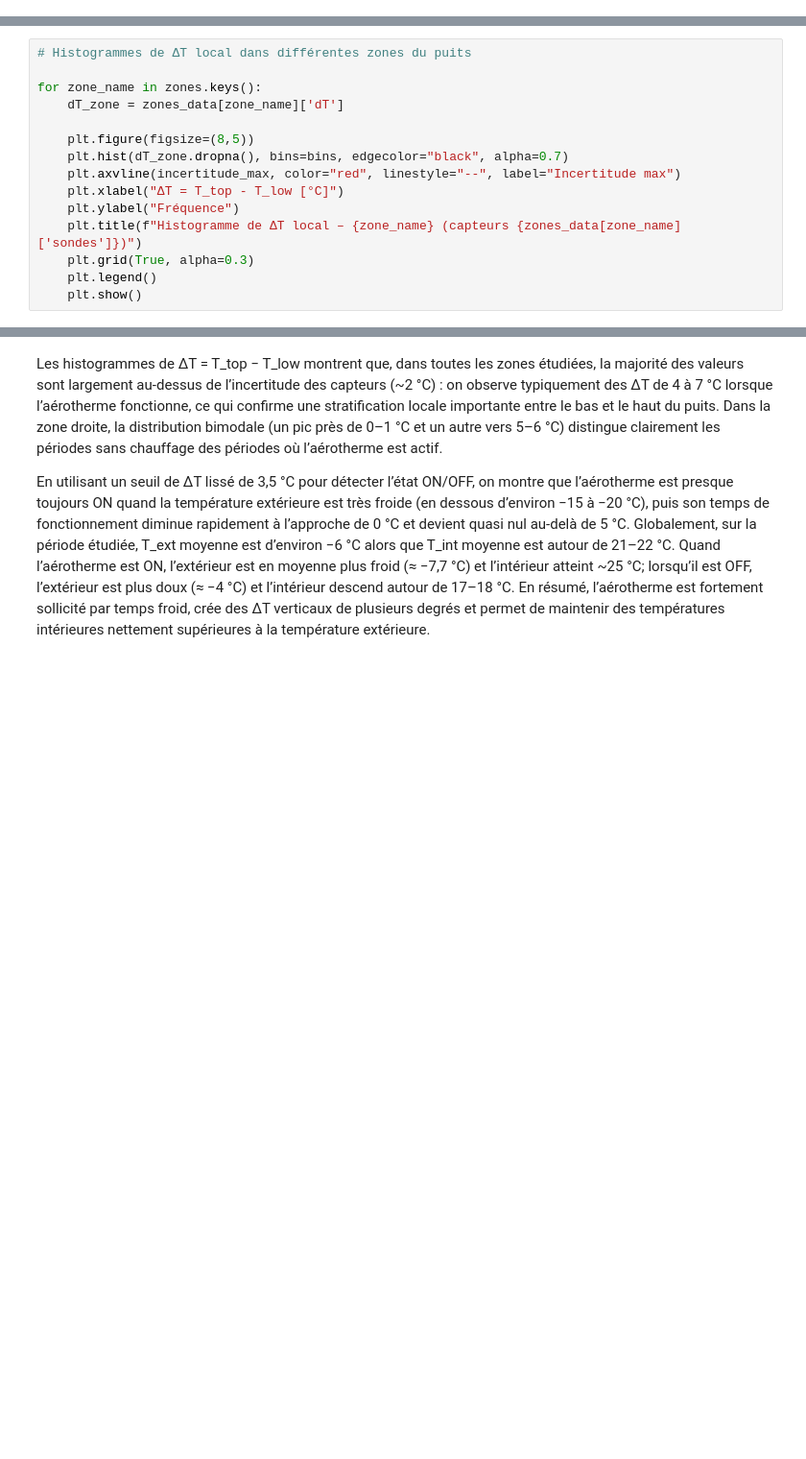
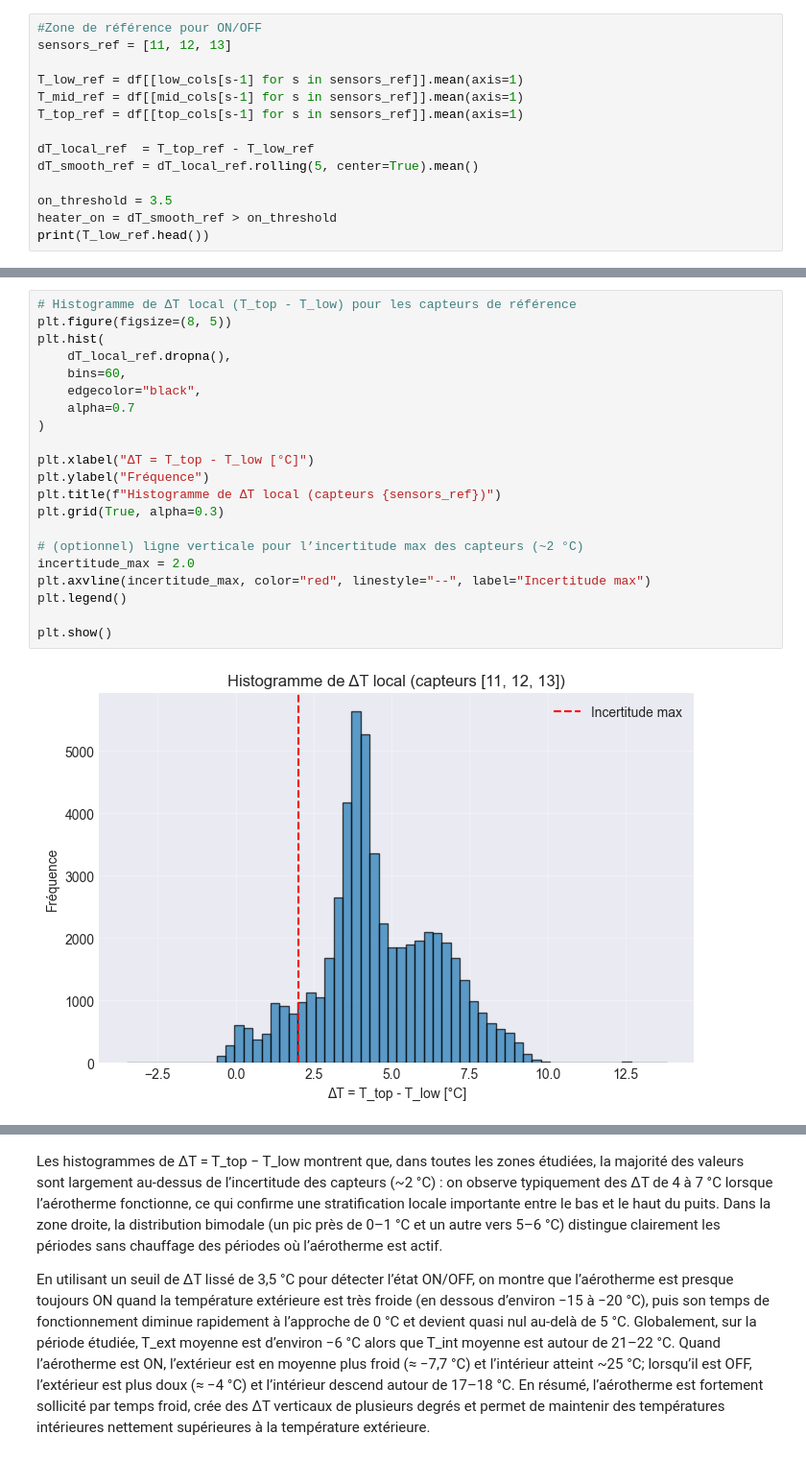
Before and after one commit to simont14/Analyse_donnees_TT, a Jupyter notebook: notebooks/heater_on_off.ipynb, the cells around one changed output, grey strips where cells are left out. Shown at 96% size. Saved outputs shown, nothing was run; the diff lists cells and outputs as text; blank space fills up the shorter version.

```diff
--- a/notebooks/heater_on_off.ipynb
+++ b/notebooks/heater_on_off.ipynb
@@ -103,0 +102,14 @@ for zone_name, sondes in zones.items():
+# %%
+#Zone de référence pour ON/OFF
+sensors_ref = [11, 12, 13]
+
+T_low_ref = df[[low_cols[s-1] for s in sensors_ref]].mean(axis=1)
+T_mid_ref = df[[mid_cols[s-1] for s in sensors_ref]].mean(axis=1)
+T_top_ref = df[[top_cols[s-1] for s in sensors_ref]].mean(axis=1)
+
+dT_local_ref  = T_top_ref - T_low_ref
+dT_smooth_ref = dT_local_ref.rolling(5, center=True).mean()
+
+on_threshold = 3.5
+heater_on = dT_smooth_ref > on_threshold
+print(T_low_ref.head())
@@ -104,15 +124,23 @@ for zone_name, sondes in zones.items():
 # %%
-# Histogrammes de ΔT local dans différentes zones du puits
+# Histogramme de ΔT local (T_top - T_low) pour les capteurs de référence
+plt.figure(figsize=(8, 5))
+plt.hist(
+    dT_local_ref.dropna(),
+    bins=60,
+    edgecolor="black",
+    alpha=0.7
+)
 
-for zone_name in zones.keys():
-    dT_zone = zones_data[zone_name]['dT']
+plt.xlabel("ΔT = T_top - T_low [°C]")
+plt.ylabel("Fréquence")
+plt.title(f"Histogramme de ΔT local (capteurs {sensors_ref})")
+plt.grid(True, alpha=0.3)
 
-    plt.figure(figsize=(8,5))
-    plt.hist(dT_zone.dropna(), bins=bins, edgecolor="black", alpha=0.7)
-    plt.axvline(incertitude_max, color="red", linestyle="--", label="Incertitude max")
-    plt.xlabel("ΔT = T_top - T_low [°C]")
-    plt.ylabel("Fréquence")
-    plt.title(f"Histogramme de ΔT local – {zone_name} (capteurs {zones_data[zone_name]['sondes']})")
-    plt.grid(True, alpha=0.3)
-    plt.legend()
-    plt.show()
+# (optionnel) ligne verticale pour l’incertitude max des capteurs (~2 °C)
+incertitude_max = 2.0
+plt.axvline(incertitude_max, color="red", linestyle="--", label="Incertitude max")
+plt.legend()
+
+plt.show()
+# %% [output]
+[figure, added]
```
Also changed, not shown: parts of 13 cells of this notebook, 3 other files.
